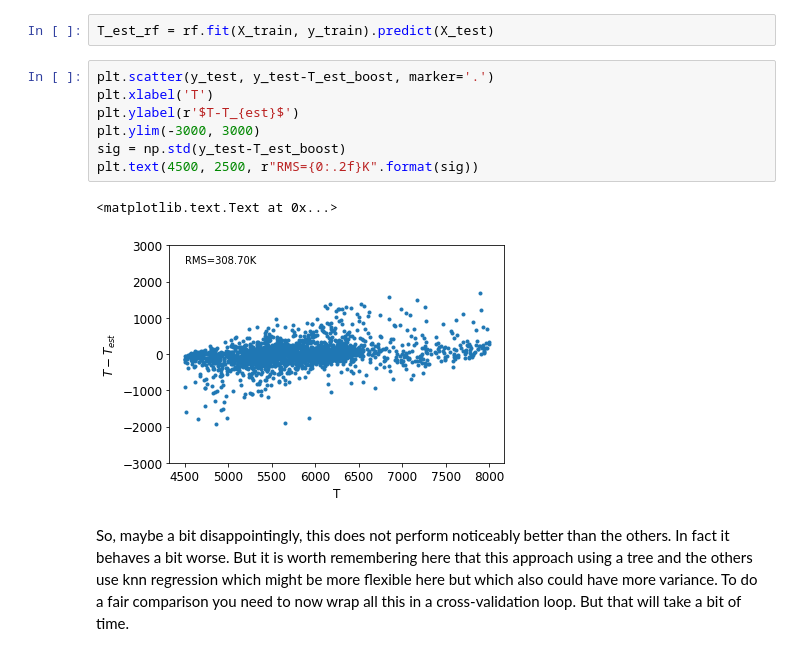
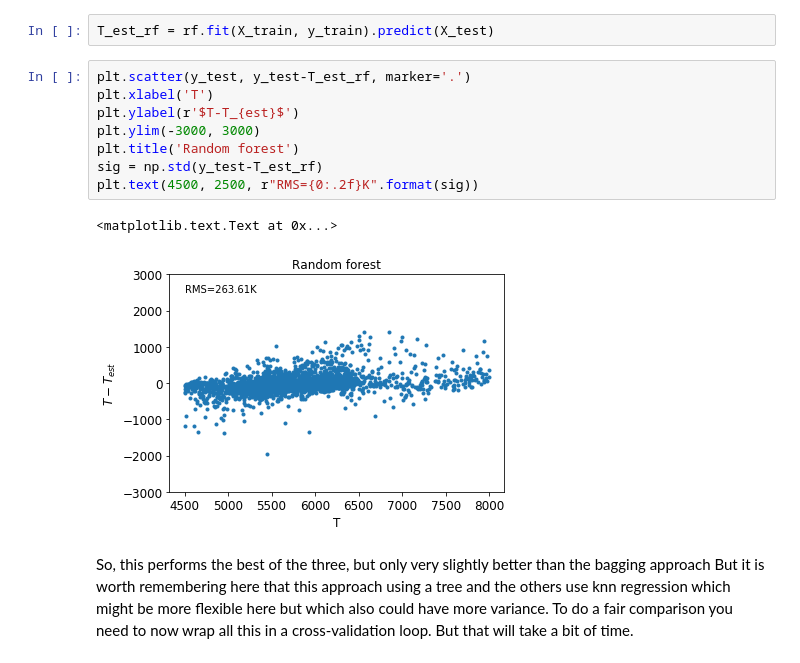
Before and after one commit to jbrinchmann/DDM2017, a Jupyter notebook: Problemsets/EnsembleMethods/Examples of combining estimators.ipynb, the cells around one changed output. Saved outputs shown, nothing was run; the diff lists cells and outputs as text.

Commit message:
Fixed a typo in the random forest section and added a bit about scaling

```diff
--- a/Problemsets/EnsembleMethods/Examples of combining estimators.ipynb
+++ b/Problemsets/EnsembleMethods/Examples of combining estimators.ipynb
@@ -284,14 +286,15 @@ rf = RandomForestRegressor(n_estimators=10, criterion='mae')
 # %%
 T_est_rf = rf.fit(X_train, y_train).predict(X_test)
 # %%
-plt.scatter(y_test, y_test-T_est_boost, marker='.')
+plt.scatter(y_test, y_test-T_est_rf, marker='.')
 plt.xlabel('T')
 plt.ylabel(r'$T-T_{est}$')
 plt.ylim(-3000, 3000)
-sig = np.std(y_test-T_est_boost)
+plt.title('Random forest')
+sig = np.std(y_test-T_est_rf)
 plt.text(4500, 2500, r"RMS={0:.2f}K".format(sig))
 # %% [output]
 <matplotlib.text.Text at 0x...>
-[figure, old version]
+[figure, new version]
 # %% [markdown]
-So, maybe a bit disappointingly, this does not perform noticeably better than the others. In fact it behaves a bit worse. But it is worth remembering here that this approach using a tree and the others use knn regression which might be more flexible here but which also could have more variance. To do a fair comparison you need to now wrap all this in a cross-validation loop. But that will take a bit of time.
+So, this performs the best of the three, but only very slightly better than the bagging approach But it is worth remembering here that this approach using a tree and the others use knn regression which might be more flexible here but which also could have more variance. To do a fair comparison you need to now wrap all this in a cross-validation loop. But that will take a bit of time.
```
Also changed, not shown: parts of 10 cells of this notebook.
